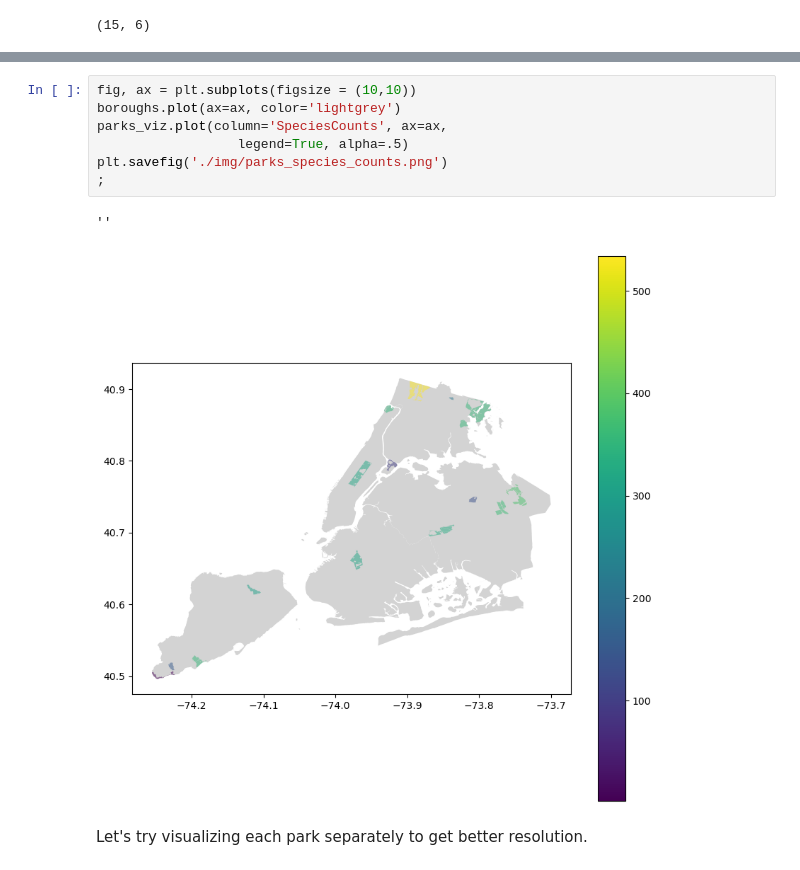
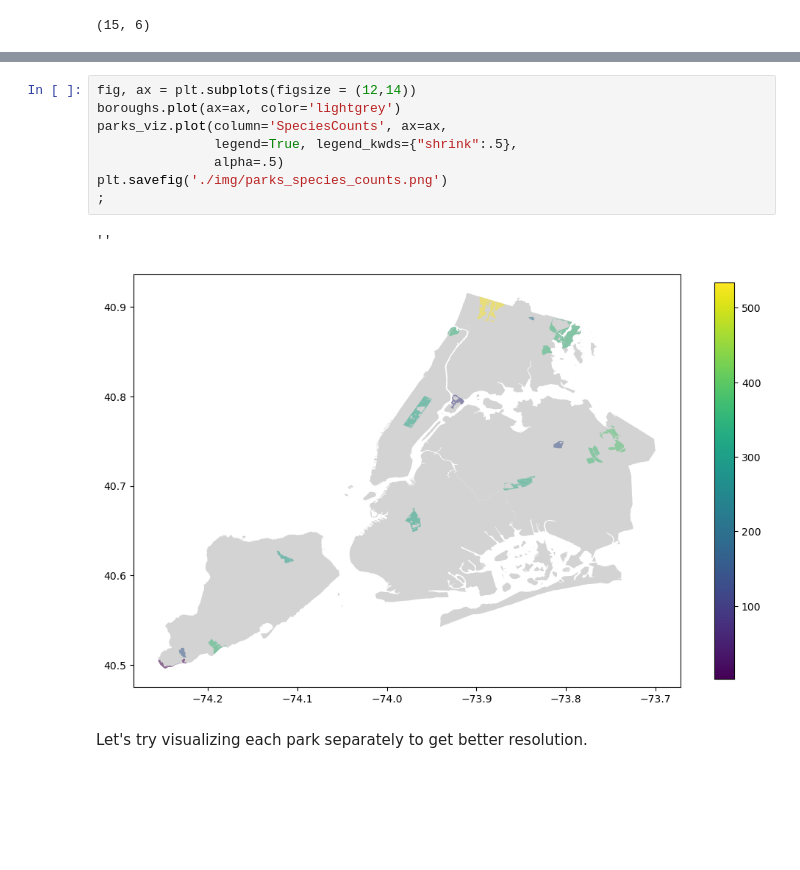
Before and after one commit to newyorkmyc/walks-list, a Jupyter notebook: mapping.ipynb, the cells around one changed output, grey strips where cells are left out. Drawn from its saved outputs; the diff is of its cells as text; blank space fills up the shorter version.

```diff
--- a/mapping.ipynb
+++ b/mapping.ipynb
@@ -180,13 +184,14 @@ plt.savefig('./img/parks_groups_counts.png')
 # %%
-fig, ax = plt.subplots(figsize = (10,10))
+fig, ax = plt.subplots(figsize = (12,14))
 boroughs.plot(ax=ax, color='lightgrey')
 parks_viz.plot(column='SpeciesCounts', ax=ax,
-                  legend=True, alpha=.5)
+               legend=True, legend_kwds={"shrink":.5},
+               alpha=.5)
 plt.savefig('./img/parks_species_counts.png')
 ;
 # %% [output]
 ''
-[figure, old version]
+[figure, new version]
 # %% [markdown]
 Let's try visualizing each park separately to get better resolution.
 # %%
```
Also changed, not shown: parts of 23 cells of this notebook, 11 other files.
